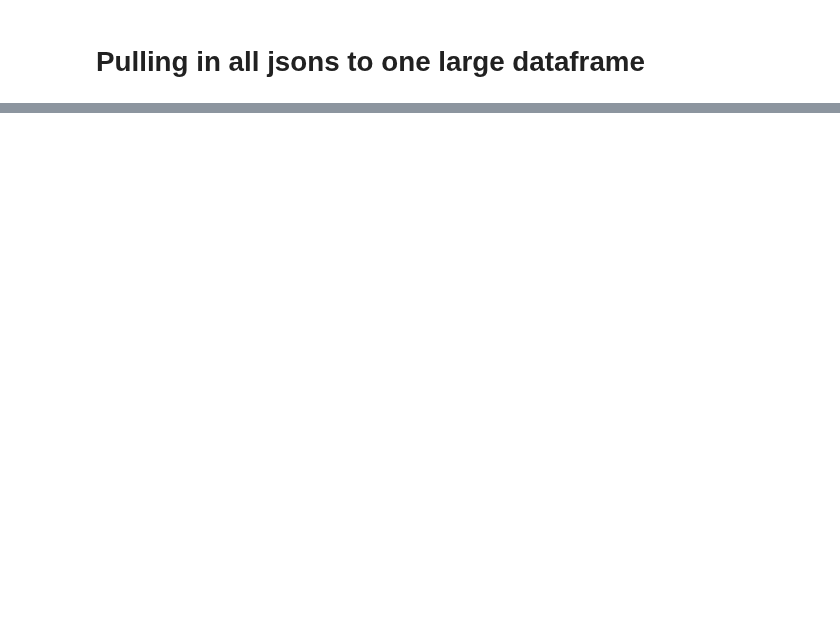
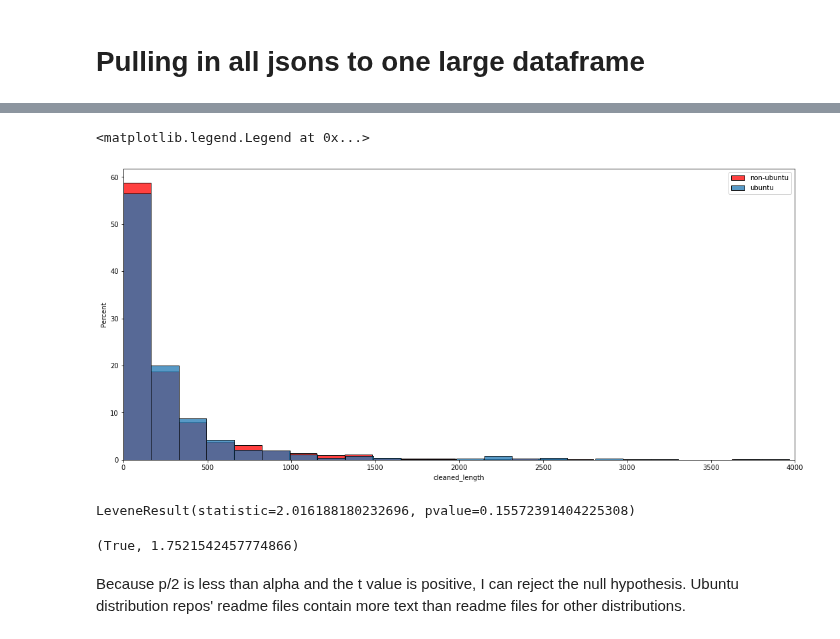
Before and after one commit to jemison-nlp-AnJeSt/github-NLP-project, a Jupyter notebook: andrew_working_file.ipynb, the cells around one changed output, grey strips where cells are left out. Saved outputs shown, nothing was run; the diff lists cells and outputs as text; code cells hidden in the pictures; blank space fills up the shorter version.

```diff
--- a/andrew_working_file.ipynb
+++ b/andrew_working_file.ipynb
@@ -584,0 +663,10 @@ master_list.to_csv('master_list.csv', index=False)
+# %%
+plt.figure(figsize=(18,8))
+sns.histplot(data = non_ubuntu.cleaned_length, bins = 100, color = 'red', label = 'non-ubuntu', stat = 'percent')
+sns.histplot(data = ubuntu.cleaned_length, bins = 93, label = 'ubuntu', stat = 'percent')
+plt.xlim(0, 4000)
+plt.legend()
+plt.show()
+# %% [output]
+<matplotlib.legend.Legend at 0x...>
+[figure, added]
@@ -584,0 +682,15 @@ master_list.to_csv('master_list.csv', index=False)
+# %%
+# Checking for variance with levene
+stats.levene(ubuntu.cleaned_length, non_ubuntu.cleaned_length)
+# Variance can be set to true
+# %% [output]
+LeveneResult(statistic=2.016188180232696, pvalue=0.15572391404225308)
+# %%
+# Performing t-test and printing out if the result is statistically significant and what the t value is.
+t, p = stats.ttest_ind(ubuntu.cleaned_length, non_ubuntu.cleaned_length, equal_var=True)
+
+(p/2) < alpha, t
+# %% [output]
+(True, 1.7521542457774866)
+# %% [markdown]
+Because p/2 is less than alpha and the t value is positive, I can reject the null hypothesis. Ubuntu distribution repos' readme files contain more text than readme files for other distributions.
```
Also changed, not shown: parts of 32 cells of this notebook, 1 other file.
